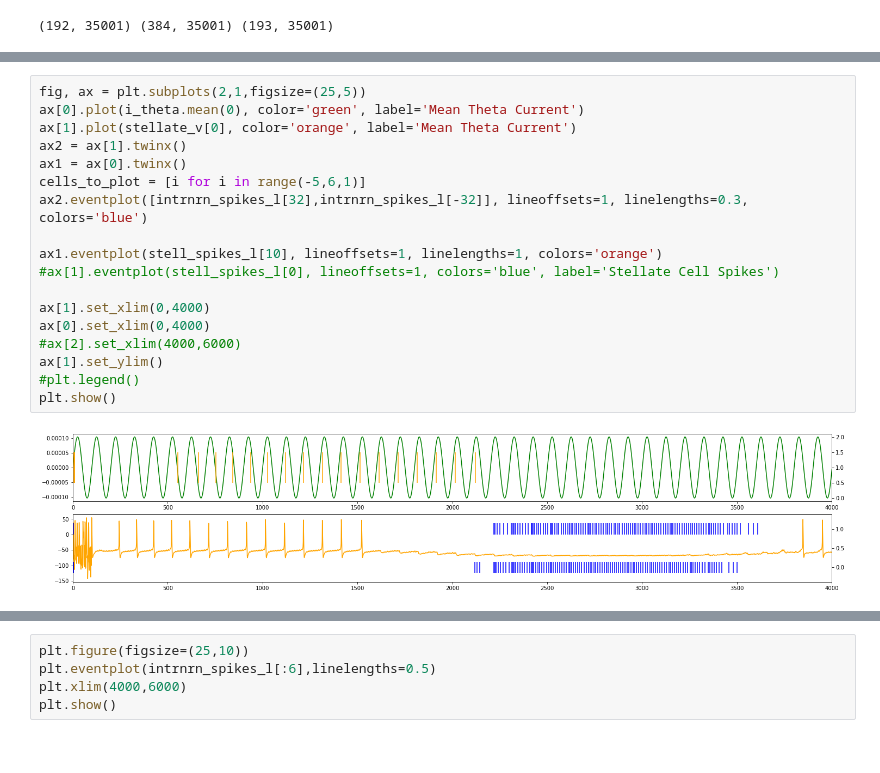
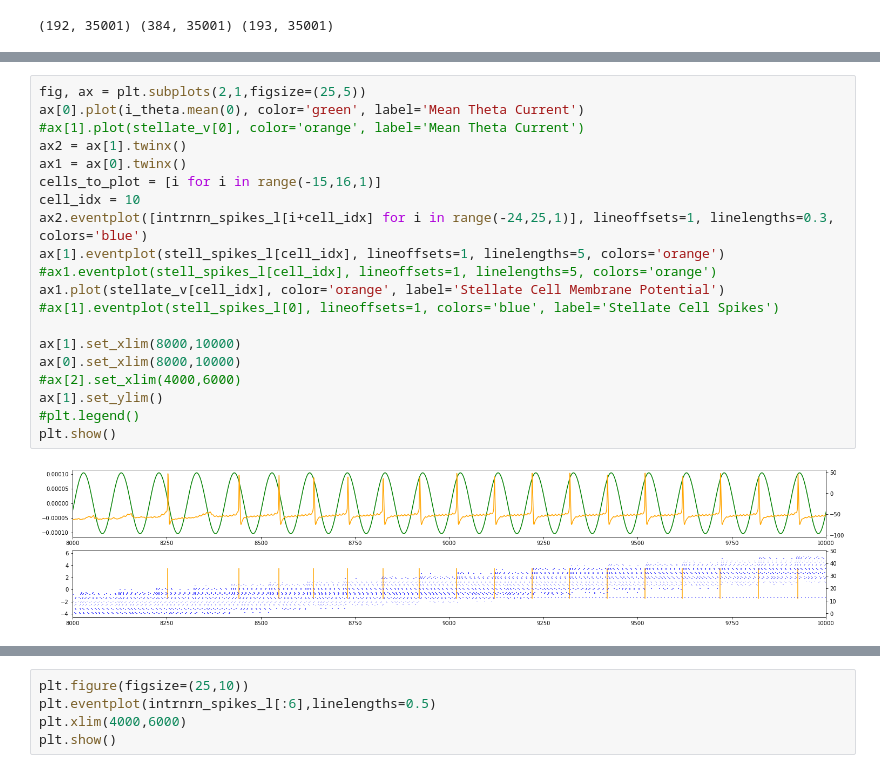
Before and after one commit to tiny-infinity/GridCellsTheta, a Jupyter notebook: analysis/PHPC/PHPC-DEMO-S-s-1a.ipynb, the cells around one changed output, grey strips where cells are left out. Saved outputs shown, nothing was run; the diff lists cells and outputs as text.

Commit message:
stell_v + intrnrn_spk plot

```diff
--- a/analysis/PHPC/PHPC-DEMO-S-s-1a.ipynb
+++ b/analysis/PHPC/PHPC-DEMO-S-s-1a.ipynb
@@ -104,20 +104,22 @@ print(np.diff(stell_spikes_l[0]))
 # %%
 fig, ax = plt.subplots(2,1,figsize=(25,5))
 ax[0].plot(i_theta.mean(0), color='green', label='Mean Theta Current')
-ax[1].plot(stellate_v[0], color='orange', label='Mean Theta Current')
+#ax[1].plot(stellate_v[0], color='orange', label='Mean Theta Current')
 ax2 = ax[1].twinx()
 ax1 = ax[0].twinx()
-cells_to_plot = [i for i in range(-5,6,1)]
-ax2.eventplot([intrnrn_spikes_l[32],intrnrn_spikes_l[-32]], lineoffsets=1, linelengths=0.3, colors='blue')
-
-ax1.eventplot(stell_spikes_l[10], lineoffsets=1, linelengths=1, colors='orange')
+cells_to_plot = [i for i in range(-15,16,1)]
+cell_idx = 10
+ax2.eventplot([intrnrn_spikes_l[i+cell_idx] for i in range(-24,25,1)], lineoffsets=1, linelengths=0.3, colors='blue')
+ax[1].eventplot(stell_spikes_l[cell_idx], lineoffsets=1, linelengths=5, colors='orange')
+#ax1.eventplot(stell_spikes_l[cell_idx], lineoffsets=1, linelengths=5, colors='orange')
+ax1.plot(stellate_v[cell_idx], color='orange', label='Stellate Cell Membrane Potential')
 #ax[1].eventplot(stell_spikes_l[0], lineoffsets=1, colors='blue', label='Stellate Cell Spikes')
 
-ax[1].set_xlim(0,4000)
-ax[0].set_xlim(0,4000)
+ax[1].set_xlim(8000,10000)
+ax[0].set_xlim(8000,10000)
 #ax[2].set_xlim(4000,6000)
 ax[1].set_ylim()
 #plt.legend()
 plt.show()
 # %% [output]
-[figure, old version]
+[figure, new version]
```
Also changed, not shown: parts of 2 cells of this notebook, 1 other file.
